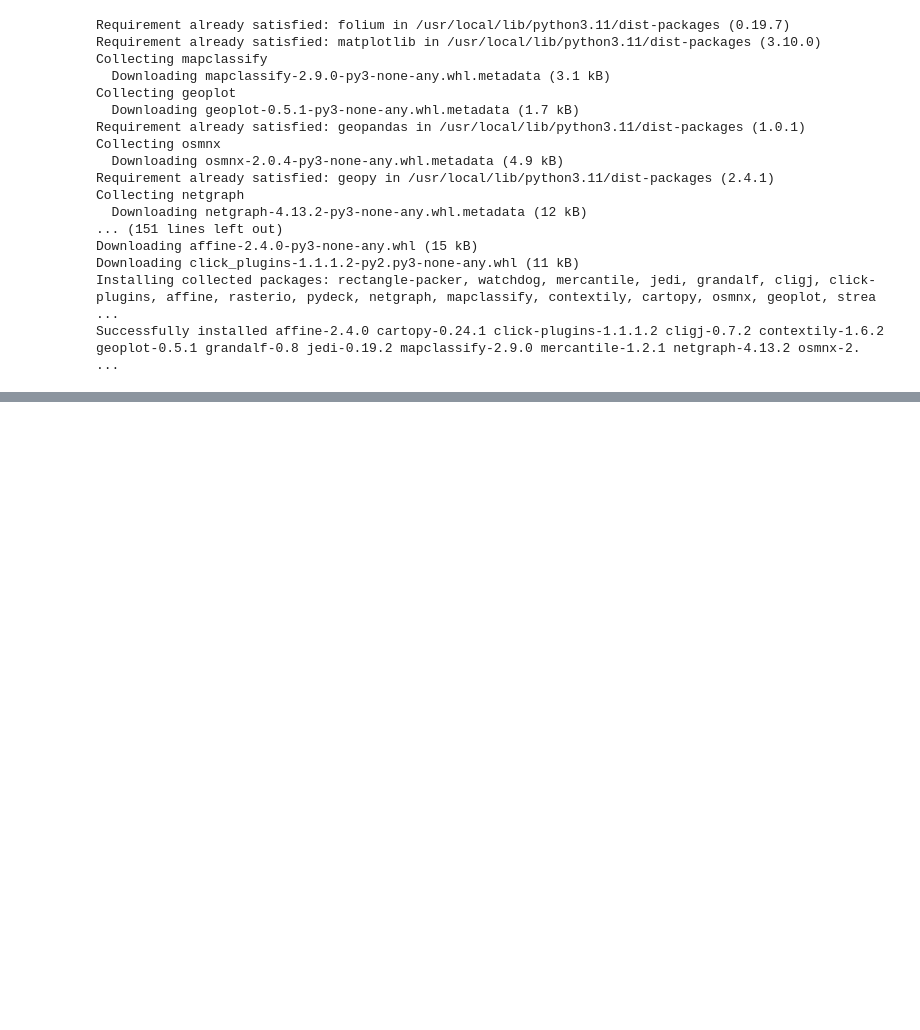
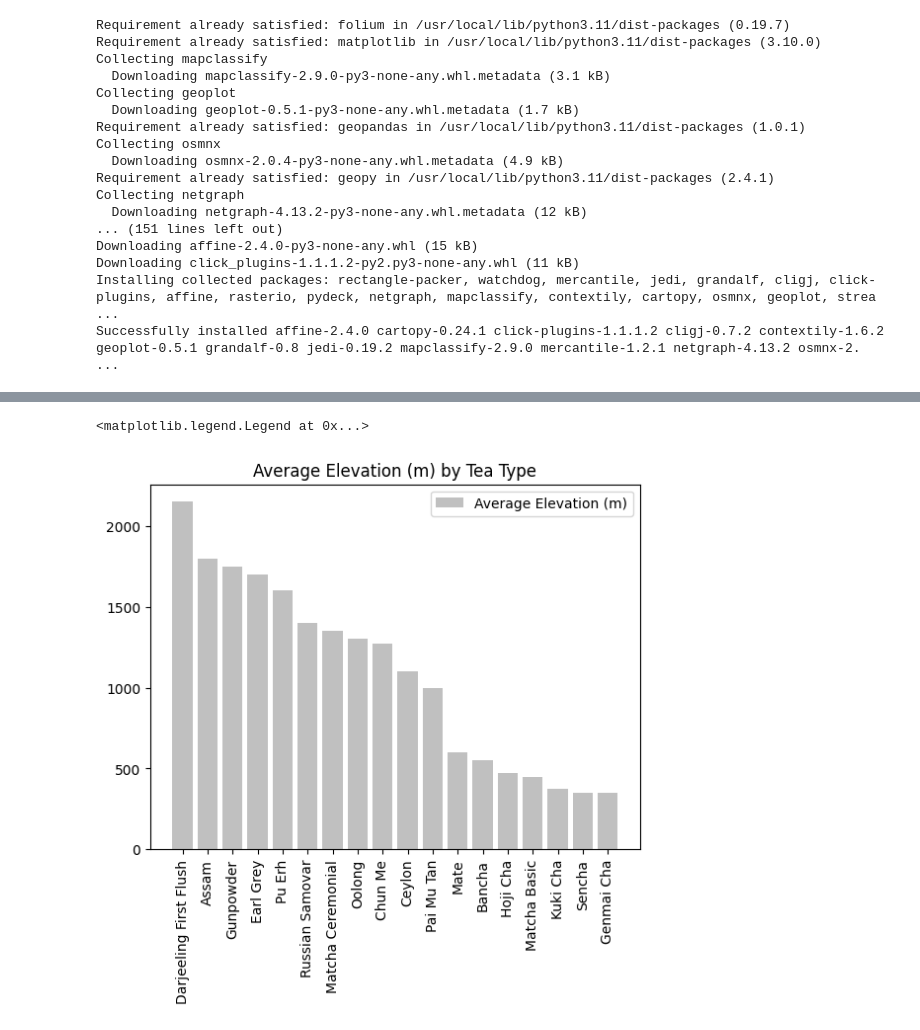
Before and after one commit to spribylova/PythonAppliedAnalytics, a Jupyter notebook: Tee_1.ipynb, the cells around one changed output, grey strips where cells are left out. Cells and saved outputs as stored; diff of their text form; code cells hidden in the pictures; blank space fills up the shorter version.

Commit message:
Add files via upload
Basic Analytics in Python:
- read excel file
- create bar chart
- sort values

You can use sample data Tee.xlsx in the "Data" repository

```diff
--- a/Tee_1.ipynb
+++ b/Tee_1.ipynb
@@ -128,0 +130,17 @@ ax.legend()
+# %%
+# sort by Average Elevation descending
+df = df.sort_values('Average Elevation (m)', ascending=False)
+# %%
+fig, ax = plt.subplots()
+
+# First plot the 'Theanine (mg in 1g tea)' bars for every Tea
+ax.bar(df.index, df['Average Elevation (m)'], label='Average Elevation (m)',color='#C0C0C0')
+
+ax.set_title('Average Elevation (m) by Tea Type')
+
+ax.tick_params(axis='x', labelrotation=90)
+
+ax.legend()
+# %% [output]
+<matplotlib.legend.Legend at 0x...>
+[figure, added]
```
Also changed, not shown: parts of 5 cells of this notebook.
